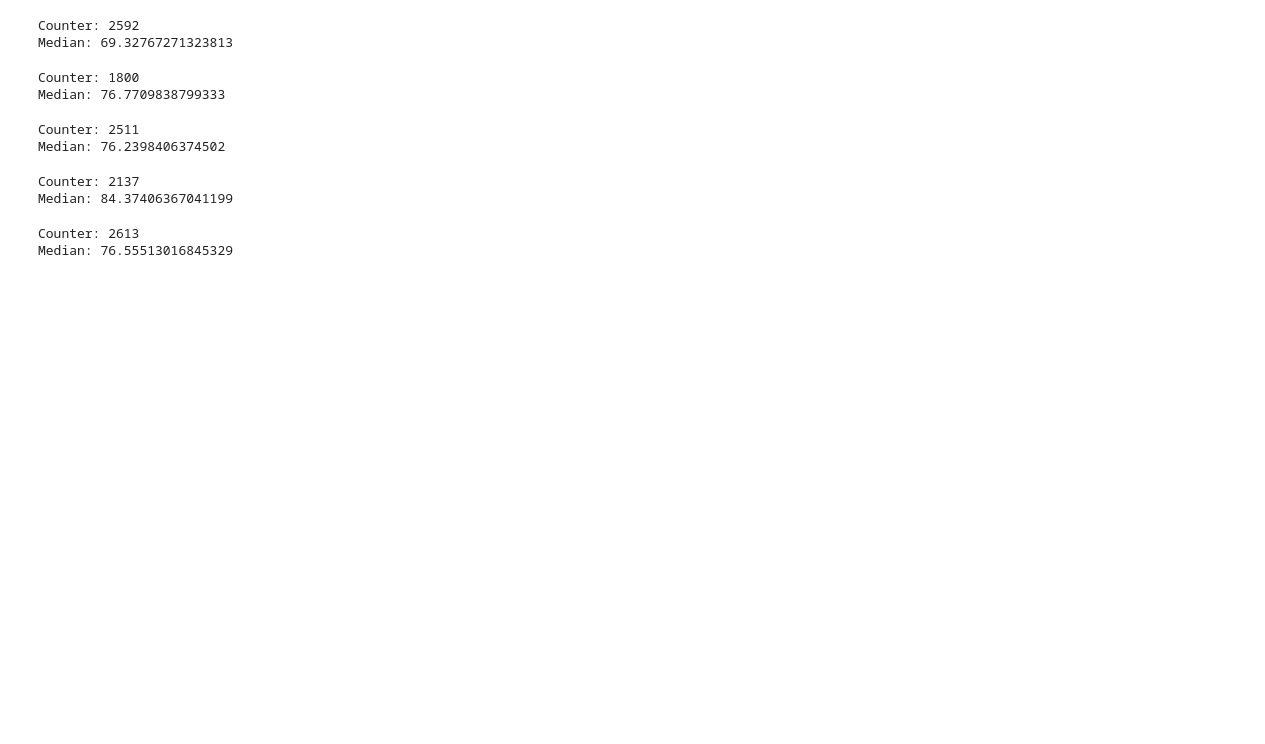
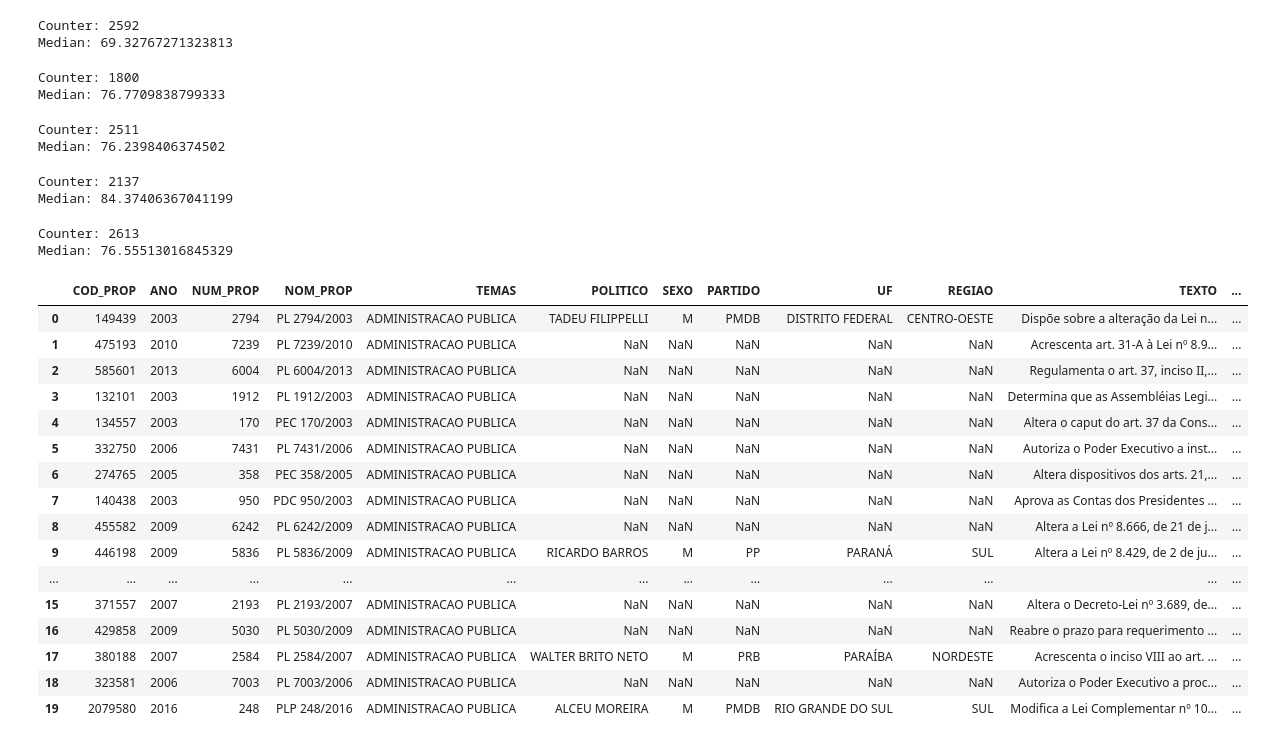
Before and after one commit to DiegoKremer/meu-politico, a Jupyter notebook: data_analysis/analise_proposicoes.ipynb, the cells around one changed output. Saved outputs shown, nothing was run; the diff lists cells and outputs as text; code cells hidden in the pictures; blank space fills up the shorter version.

```diff
--- a/data_analysis/analise_proposicoes.ipynb
+++ b/data_analysis/analise_proposicoes.ipynb
@@ -963,0 +978,20 @@ Median: 76.55513016845329
+# %%
+corr_df_prop.head(20)
+# %% [output]
+|  | COD_PROP | ANO | NUM_PROP | NOM_PROP | TEMAS | POLITICO | SEXO | PARTIDO | UF | REGIAO | TEXTO | ... |
+| 0 | 149439 | 2003 | 2794 | PL 2794/2003 | ADMINISTRACAO PUBLICA | TADEU FILIPPELLI | M | PMDB | DISTRITO FEDERAL | CENTRO-OESTE | Dispõe sobre a alteração da Lei n... | ... |
+| 1 | 475193 | 2010 | 7239 | PL 7239/2010 | ADMINISTRACAO PUBLICA | NaN | NaN | NaN | NaN | NaN | Acrescenta art. 31-A à Lei nº 8.9... | ... |
+| 2 | 585601 | 2013 | 6004 | PL 6004/2013 | ADMINISTRACAO PUBLICA | NaN | NaN | NaN | NaN | NaN | Regulamenta o art. 37, inciso II,... | ... |
+| 3 | 132101 | 2003 | 1912 | PL 1912/2003 | ADMINISTRACAO PUBLICA | NaN | NaN | NaN | NaN | NaN | Determina que as Assembléias Legi... | ... |
+| 4 | 134557 | 2003 | 170 | PEC 170/2003 | ADMINISTRACAO PUBLICA | NaN | NaN | NaN | NaN | NaN | Altera o caput do art. 37 da Cons... | ... |
+| 5 | 332750 | 2006 | 7431 | PL 7431/2006 | ADMINISTRACAO PUBLICA | NaN | NaN | NaN | NaN | NaN | Autoriza o Poder Executivo a inst... | ... |
+| 6 | 274765 | 2005 | 358 | PEC 358/2005 | ADMINISTRACAO PUBLICA | NaN | NaN | NaN | NaN | NaN | Altera dispositivos dos arts. 21,... | ... |
+| 7 | 140438 | 2003 | 950 | PDC 950/2003 | ADMINISTRACAO PUBLICA | NaN | NaN | NaN | NaN | NaN | Aprova as Contas dos Presidentes ... | ... |
+| 8 | 455582 | 2009 | 6242 | PL 6242/2009 | ADMINISTRACAO PUBLICA | NaN | NaN | NaN | NaN | NaN | Altera a Lei nº 8.666, de 21 de j... | ... |
+| 9 | 446198 | 2009 | 5836 | PL 5836/2009 | ADMINISTRACAO PUBLICA | RICARDO BARROS | M | PP | PARANÁ | SUL | Altera a Lei nº 8.429, de 2 de ju... | ... |
+| ... | ... | ... | ... | ... | ... | ... | ... | ... | ... | ... | ... | ... |
+| 15 | 371557 | 2007 | 2193 | PL 2193/2007 | ADMINISTRACAO PUBLICA | NaN | NaN | NaN | NaN | NaN | Altera o Decreto-Lei nº 3.689, de... | ... |
+| 16 | 429858 | 2009 | 5030 | PL 5030/2009 | ADMINISTRACAO PUBLICA | NaN | NaN | NaN | NaN | NaN | Reabre o prazo para requerimento ... | ... |
+| 17 | 380188 | 2007 | 2584 | PL 2584/2007 | ADMINISTRACAO PUBLICA | WALTER BRITO NETO | M | PRB | PARAÍBA | NORDESTE | Acrescenta o inciso VIII ao art. ... | ... |
+| 18 | 323581 | 2006 | 7003 | PL 7003/2006 | ADMINISTRACAO PUBLICA | NaN | NaN | NaN | NaN | NaN | Autoriza o Poder Executivo a proc... | ... |
+| 19 | 2079580 | 2016 | 248 | PLP 248/2016 | ADMINISTRACAO PUBLICA | ALCEU MOREIRA | M | PMDB | RIO GRANDE DO SUL | SUL | Modifica a Lei Complementar nº 10... | ... |
```
Also changed, not shown: parts of 3 cells of this notebook.
